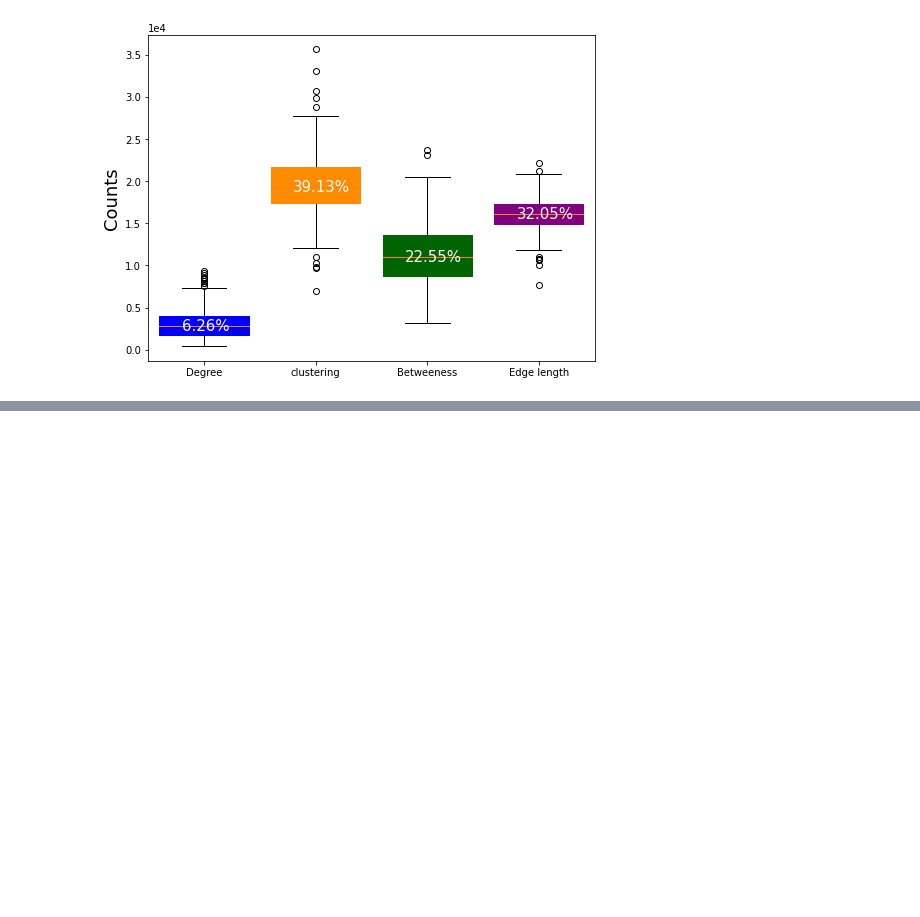
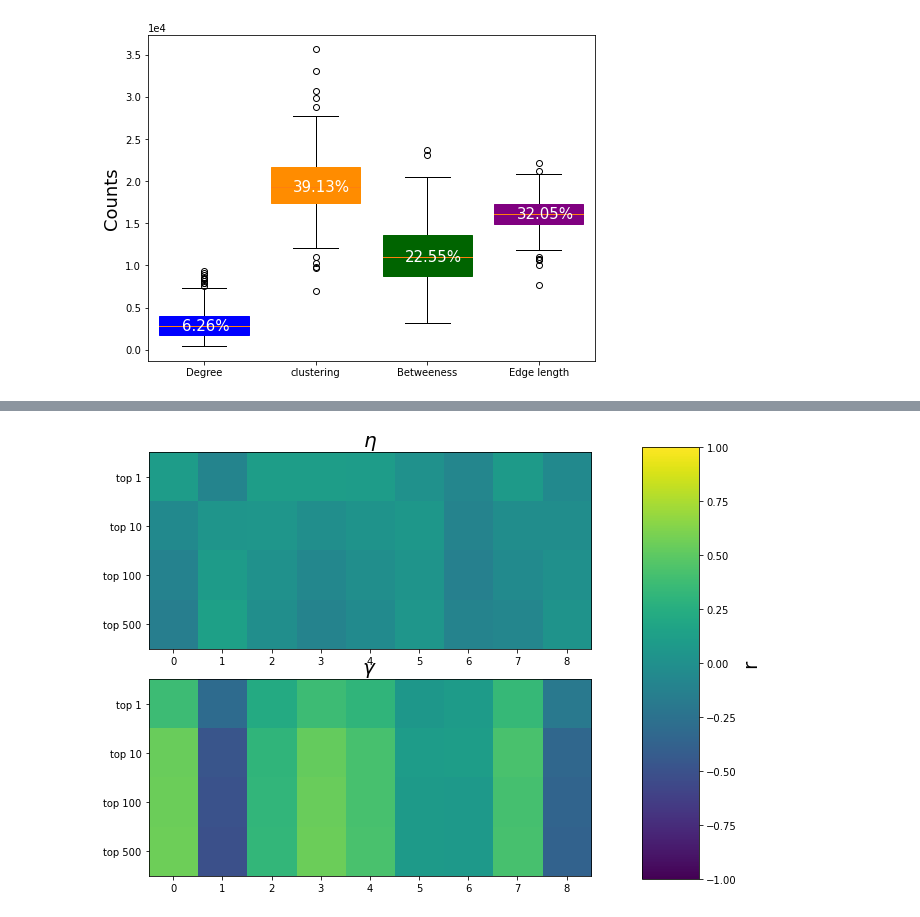
Before and after one commit to duzc-Repos/Code_for_Reproduction, a Jupyter notebook: 2021_NC_DanyalAkarca/generative_model_exploration.ipynb, the cells around one changed output, grey strips where cells are left out. Saved outputs shown, nothing was run; the diff lists cells and outputs as text; code cells hidden in the pictures; blank space fills up the shorter version.

```diff
--- a/2021_NC_DanyalAkarca/generative_model_exploration.ipynb
+++ b/2021_NC_DanyalAkarca/generative_model_exploration.ipynb
@@ -451,0 +646,34 @@ mpl.font_manager.fontManager.ttflist
+# %%
+observed_measure = np.append(np.array(observed_local_statistics).mean(axis=2), np.array(observed_global_statistics), axis=1)
+
+heatmap_eta = []
+heatmap_gam = []
+for top_n in [1, 10, 100, 500]:
+    params_set = generative50000_parameters[:, :top_n, :].mean(axis=1)
+    r = np.corrcoef(params_set, observed_measure, rowvar=False)[:2, 2:]
+    heatmap_eta.append(r[0, :])
+    heatmap_gam.append(r[1, :])
+heatmap_eta = np.array(heatmap_eta)
+heatmap_gam = np.array(heatmap_gam)
+# %%
+## figure 4a (right)
+plt.figure(figsize=(10, 8))
+plt.subplot2grid((4, 5), (0, 0), rowspan=2, colspan=4)
+plt.imshow(heatmap_eta, vmin=-1, vmax=1)
+plt.title('$\eta$', size=20)
+plt.yticks([0, 1, 2, 3], ['top 1', 'top 10', 'top 100', 'top 500'])
+
+plt.subplot2grid((4, 5), (2, 0), rowspan=2, colspan=4)
+plt.imshow(heatmap_gam, vmin=-1, vmax=1)
+plt.title('$\gamma$', size=20)
+plt.yticks([0, 1, 2, 3], ['top 1', 'top 10', 'top 100', 'top 500'])
+
+plt.subplot2grid((4, 5), (0, 4), rowspan=4, colspan=1)
+plt.axis(False)
+cbar = plt.colorbar(cax=plt.axes([0.81, 0.13, 0.08, 0.75]), )
+cbar.set_label("r", size=20)
+
+plt.show()
+plt.close()
+# %% [output]
+[figure, added]
```
Also changed, not shown: parts of 23 cells of this notebook, 1 other file.
